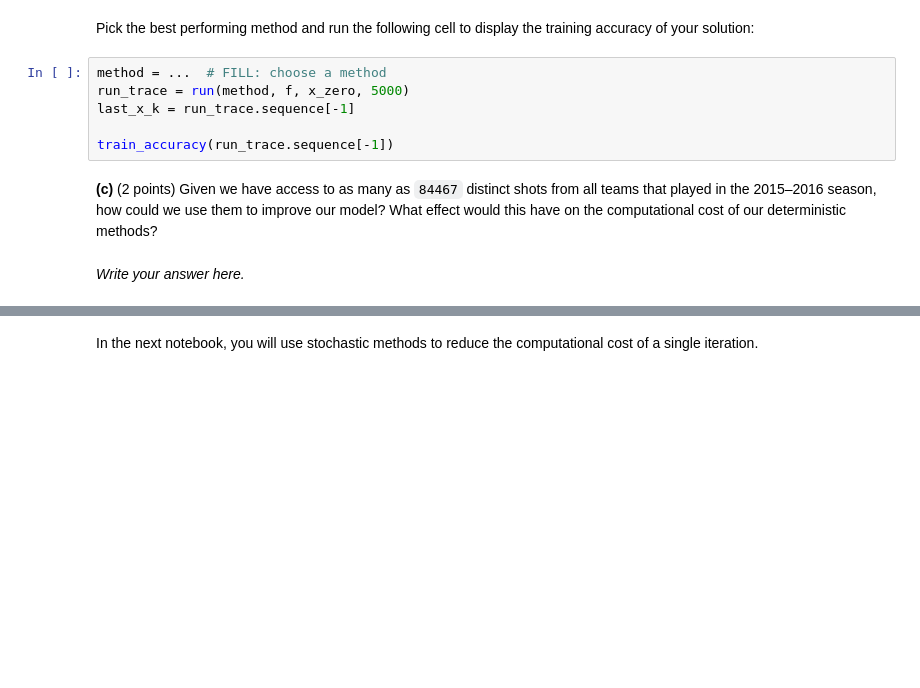
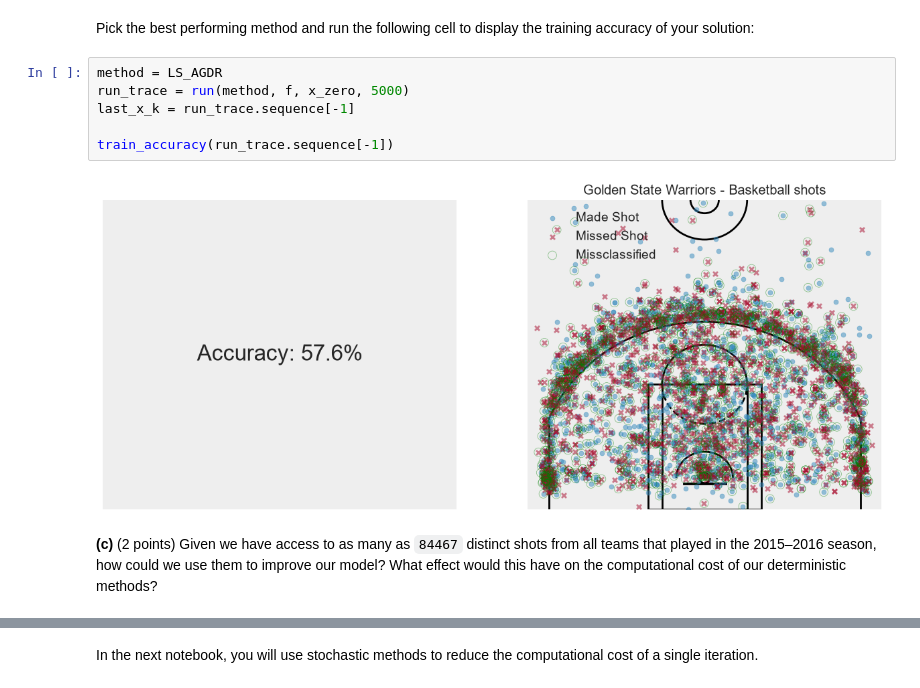
Before and after one commit to Alex-backpropagates/ee-556-hw-mnis-2026, a Jupyter notebook: HW1/Part 2 - First order methods.ipynb, the cells around one changed output, grey strips where cells are left out. Cells and saved outputs as stored; diff of their text form; blank space fills up the shorter version.

```diff
--- a/HW1/Part 2 - First order methods.ipynb
+++ b/HW1/Part 2 - First order methods.ipynb
@@ -686,12 +750,12 @@ plot(methods, f, x_zero, max_iteration=5000, palette="tab20")
 # %% [markdown]
 Pick the best performing method and run the following cell to display the training accuracy of your solution:
 # %%
-method = ...  # FILL: choose a method
+method = LS_AGDR
 run_trace = run(method, f, x_zero, 5000)
 last_x_k = run_trace.sequence[-1]
 
 train_accuracy(run_trace.sequence[-1])
+# %% [output]
+[figure, added]
 # %% [markdown]
 **(c)** (2 points) Given we have access to as many as `84467` distinct shots from all teams that played in the 2015–2016 season, how could we use them to improve our model? What effect would this have on the computational cost of our deterministic methods?
-# %% [markdown]
-*Write your answer here.*
```
Also changed, not shown: parts of 23 cells of this notebook.
